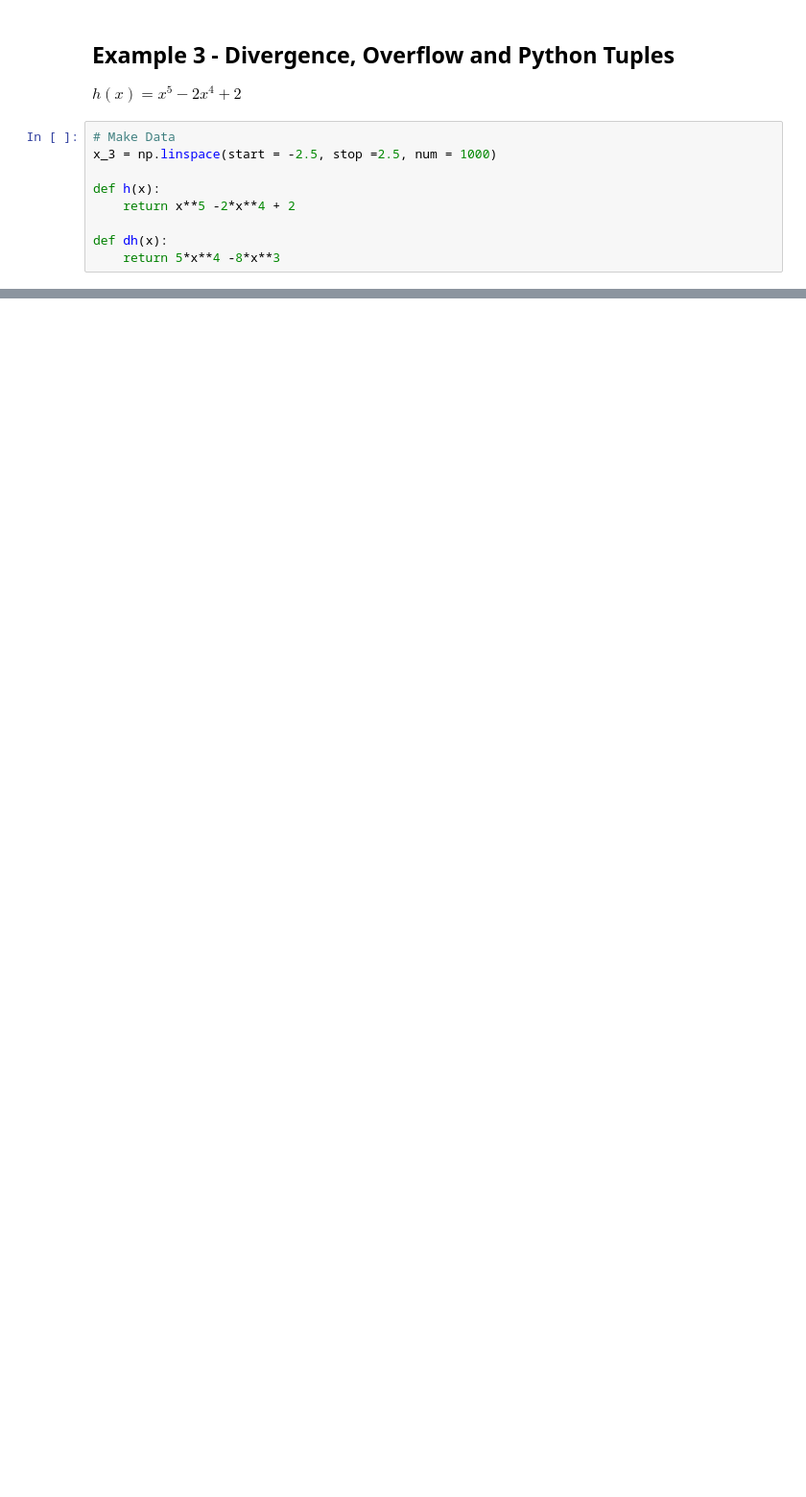
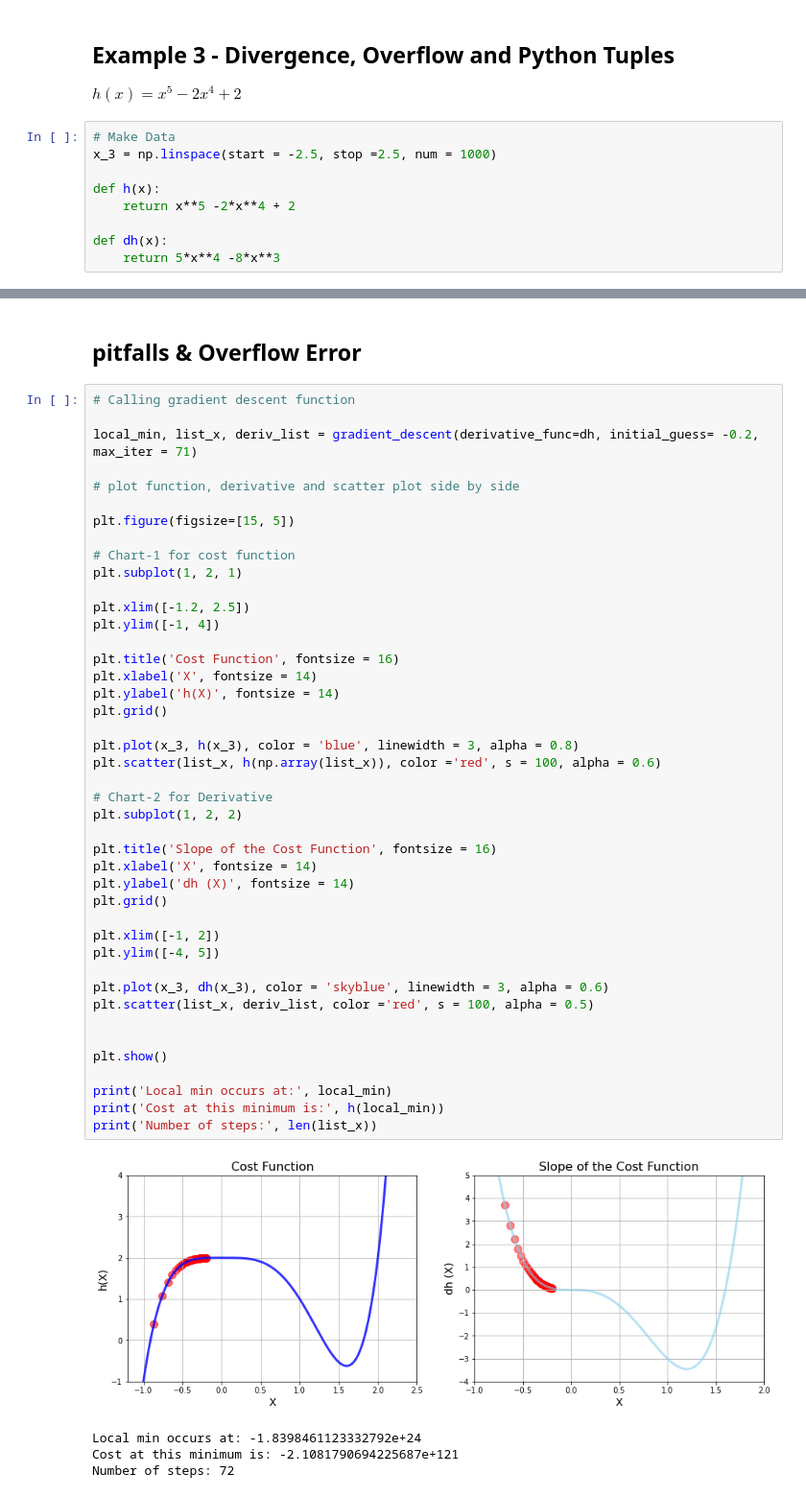
Before and after one commit to Foyezz/Data-Sciece-and-ML-Bootcamp-, a Jupyter notebook: Optimization and Gradient Descent Algorithm/Gradient Descent.ipynb, the cells around one changed output, grey strips where cells are left out. Shown at 96% size. Saved outputs shown, nothing was run; the diff lists cells and outputs as text; blank space fills up the shorter version.

Commit message:
Overflow err

```diff
--- a/Optimization and Gradient Descent Algorithm/Gradient Descent.ipynb
+++ b/Optimization and Gradient Descent Algorithm/Gradient Descent.ipynb
@@ -353,0 +364,50 @@ Number of steps: 117
+# %% [markdown]
+## pitfalls & Overflow Error
+# %%
+# Calling gradient descent function
+
+local_min, list_x, deriv_list = gradient_descent(derivative_func=dh, initial_guess= -0.2, max_iter = 71)
+
+# plot function, derivative and scatter plot side by side
+
+plt.figure(figsize=[15, 5])
+
+# Chart-1 for cost function
+plt.subplot(1, 2, 1)
+
+plt.xlim([-1.2, 2.5])
+plt.ylim([-1, 4])
+
+plt.title('Cost Function', fontsize = 16)
+plt.xlabel('X', fontsize = 14)
+plt.ylabel('h(X)', fontsize = 14)
+plt.grid()
+
+plt.plot(x_3, h(x_3), color = 'blue', linewidth = 3, alpha = 0.8)
+plt.scatter(list_x, h(np.array(list_x)), color ='red', s = 100, alpha = 0.6)
+
+# Chart-2 for Derivative
+plt.subplot(1, 2, 2)
+
+plt.title('Slope of the Cost Function', fontsize = 16)
+plt.xlabel('X', fontsize = 14)
+plt.ylabel('dh (X)', fontsize = 14)
+plt.grid()
+
+plt.xlim([-1, 2])
+plt.ylim([-4, 5])
+
+plt.plot(x_3, dh(x_3), color = 'skyblue', linewidth = 3, alpha = 0.6)
+plt.scatter(list_x, deriv_list, color ='red', s = 100, alpha = 0.5)
+
+
+plt.show()
+
+print('Local min occurs at:', local_min)
+print('Cost at this minimum is:', h(local_min))
+print('Number of steps:', len(list_x))
+# %% [output]
+[figure, added]
+Local min occurs at: -1.8398461123332792e+24
+Cost at this minimum is: -2.1081790694225687e+121
+Number of steps: 72
```
Also changed, not shown: parts of 6 cells of this notebook.
